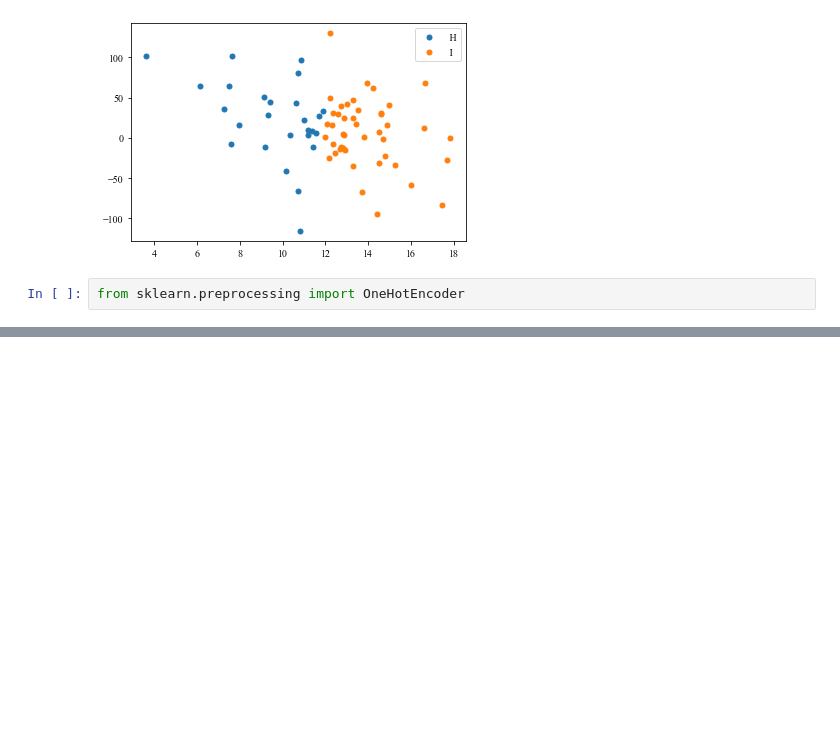
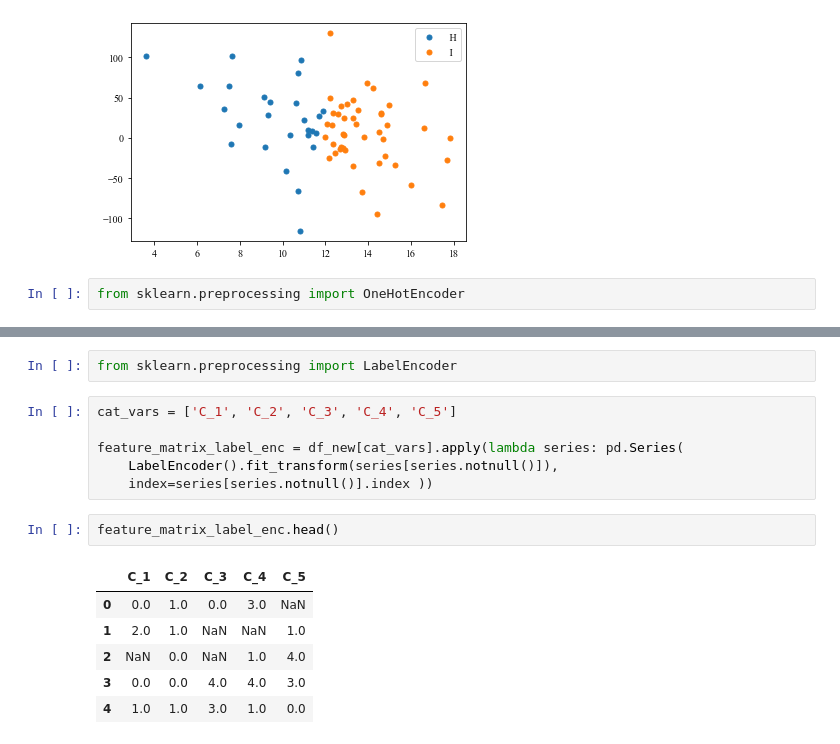
Before and after one commit to Ne0-1/02582_computational_data_analysis, a Jupyter notebook: case1/exploratory/explorative_analysis.ipynb, the cells around one changed output, grey strips where cells are left out. Saved outputs shown, nothing was run; the diff lists cells and outputs as text; blank space fills up the shorter version.

```diff
--- a/case1/exploratory/explorative_analysis.ipynb
+++ b/case1/exploratory/explorative_analysis.ipynb
@@ -203,0 +249,17 @@ df
+# %%
+from sklearn.preprocessing import LabelEncoder
+# %%
+cat_vars = ['C_1', 'C_2', 'C_3', 'C_4', 'C_5']
+
+feature_matrix_label_enc = df_new[cat_vars].apply(lambda series: pd.Series(
+    LabelEncoder().fit_transform(series[series.notnull()]),
+    index=series[series.notnull()].index ))
+# %%
+feature_matrix_label_enc.head()
+# %% [output]
+|  | C_1 | C_2 | C_3 | C_4 | C_5 |
+| 0 | 0.0 | 1.0 | 0.0 | 3.0 | NaN |
+| 1 | 2.0 | 1.0 | NaN | NaN | 1.0 |
+| 2 | NaN | 0.0 | NaN | 1.0 | 4.0 |
+| 3 | 0.0 | 0.0 | 4.0 | 4.0 | 3.0 |
+| 4 | 1.0 | 1.0 | 3.0 | 1.0 | 0.0 |
```
Also changed, not shown: parts of 19 cells of this notebook, 9 other files.
